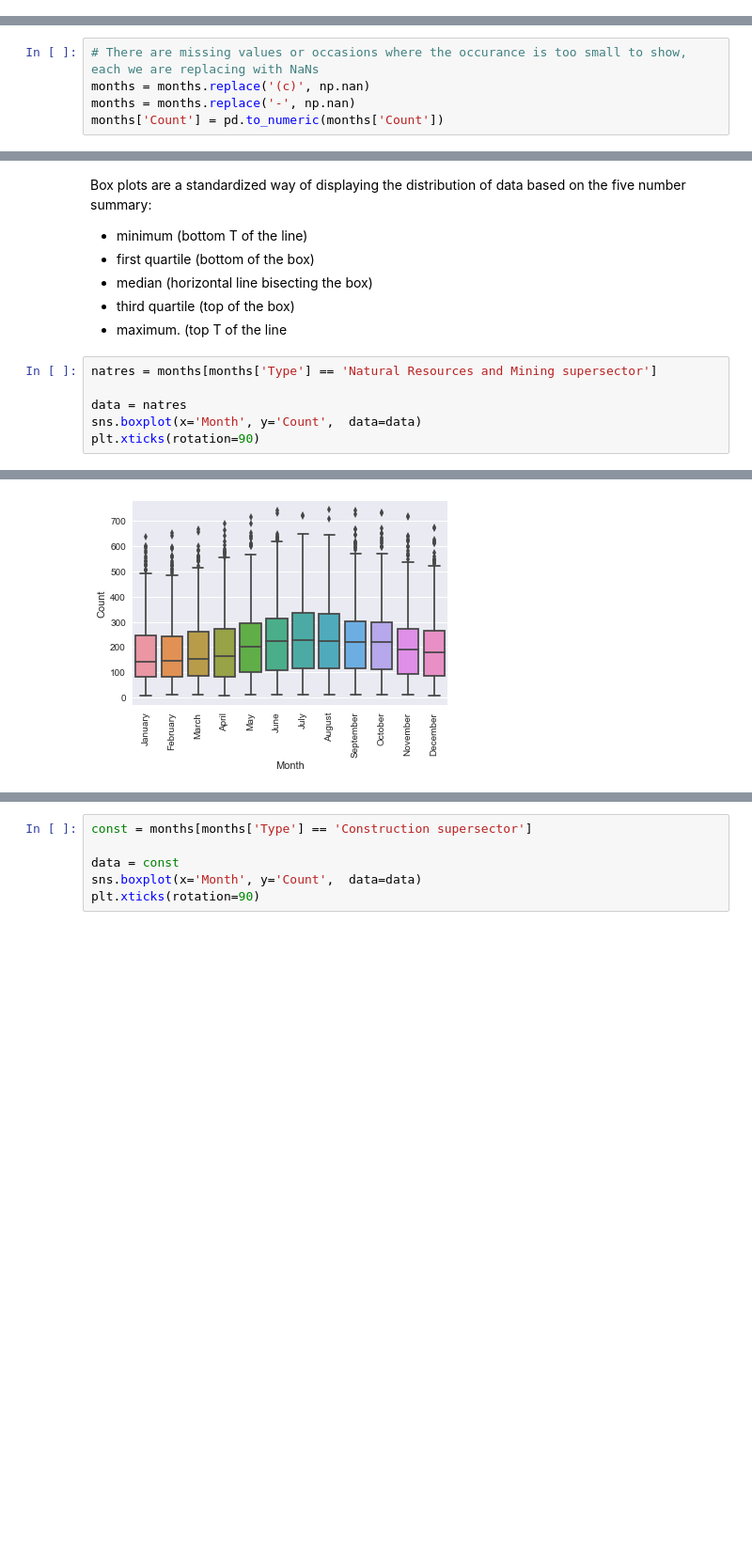
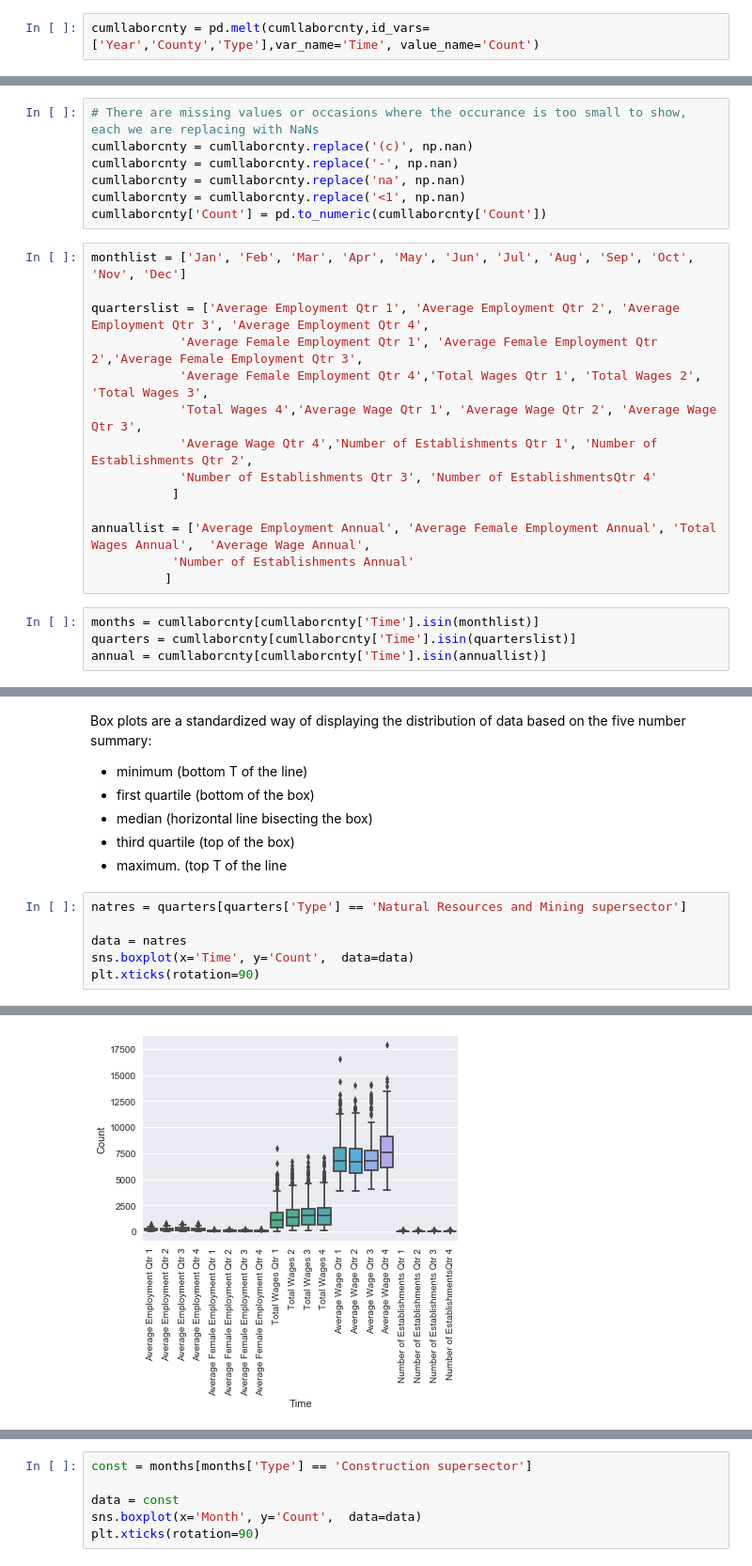
Before and after one commit to kefortney/Labor-Ind-Sect-State-County-2000-2017, a Jupyter notebook: Data Exploration of labor.ipynb, the cells around one changed output, grey strips where cells are left out. Shown at 94% size. Drawn from its saved outputs; the diff is of its cells as text; blank space fills up the shorter version.

```diff
--- a/Data Exploration of labor.ipynb
+++ b/Data Exploration of labor.ipynb
@@ -65,0 +23,2 @@ months = pd.concat(monthsdf, ignore_index=True)
+# %%
+cumllaborcnty = pd.melt(cumllaborcnty,id_vars=['Year','County','Type'],var_name='Time', value_name='Count')
@@ -66,7 +34,27 @@ months = pd.concat(monthsdf, ignore_index=True)
 # %%
 # There are missing values or occasions where the occurance is too small to show, each we are replacing with NaNs
-months = months.replace('(c)', np.nan)
-months = months.replace('-', np.nan)
-months['Count'] = pd.to_numeric(months['Count'])
+cumllaborcnty = cumllaborcnty.replace('(c)', np.nan)
+cumllaborcnty = cumllaborcnty.replace('-', np.nan)
+cumllaborcnty = cumllaborcnty.replace('na', np.nan)
+cumllaborcnty = cumllaborcnty.replace('<1', np.nan)
+cumllaborcnty['Count'] = pd.to_numeric(cumllaborcnty['Count'])
+# %%
+monthlist = ['Jan', 'Feb', 'Mar', 'Apr', 'May', 'Jun', 'Jul', 'Aug', 'Sep', 'Oct', 'Nov', 'Dec']
+
+quarterslist = ['Average Employment Qtr 1', 'Average Employment Qtr 2', 'Average Employment Qtr 3', 'Average Employment Qtr 4',
+            'Average Female Employment Qtr 1', 'Average Female Employment Qtr 2','Average Female Employment Qtr 3',
+            'Average Female Employment Qtr 4','Total Wages Qtr 1', 'Total Wages 2', 'Total Wages 3',
+            'Total Wages 4','Average Wage Qtr 1', 'Average Wage Qtr 2', 'Average Wage Qtr 3',
+            'Average Wage Qtr 4','Number of Establishments Qtr 1', 'Number of Establishments Qtr 2',
+            'Number of Establishments Qtr 3', 'Number of EstablishmentsQtr 4'
+           ]
+
+annuallist = ['Average Employment Annual', 'Average Female Employment Annual', 'Total Wages Annual',  'Average Wage Annual',
+           'Number of Establishments Annual'
+          ]
+# %%
+months = cumllaborcnty[cumllaborcnty['Time'].isin(monthlist)]
+quarters = cumllaborcnty[cumllaborcnty['Time'].isin(quarterslist)]
+annual = cumllaborcnty[cumllaborcnty['Time'].isin(annuallist)]
 # %%
 # Clean up the column order and then sort everythin
@@ -85,9 +72,9 @@ At this point what we have is month over month employment counts for 17 years by
 * third quartile (top of the box)
 * maximum. (top T of the line
 # %%
-natres = months[months['Type'] == 'Natural Resources and Mining supersector']
+natres = quarters[quarters['Type'] == 'Natural Resources and Mining supersector']
 
 data = natres
-sns.boxplot(x='Month', y='Count',  data=data)
+sns.boxplot(x='Time', y='Count',  data=data)
 plt.xticks(rotation=90)
 # %% [output]
@@ -96,3 +83,3 @@ plt.xticks(rotation=90)
-[figure, old version]
+[figure, new version]
 # %%
 data = natres
```
Also changed, not shown: parts of 13 cells of this notebook, 1 other file.
